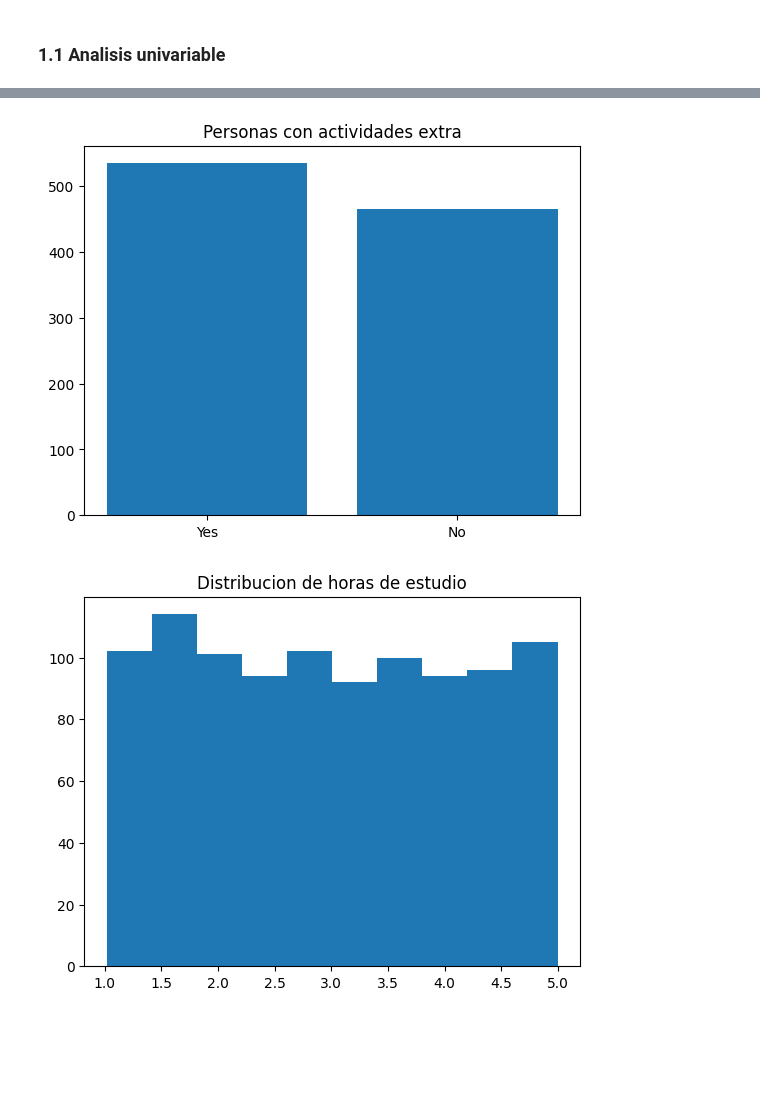
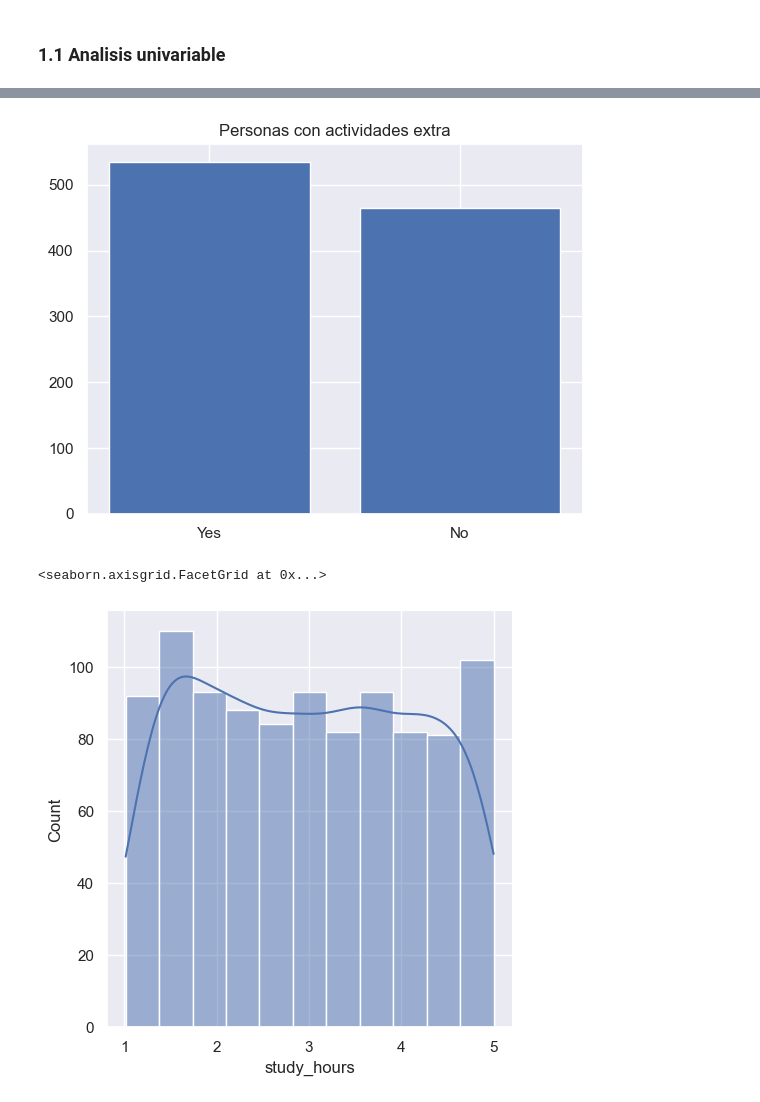
Before and after one commit to AidamZzzZ/student_academic_performance, a Jupyter notebook: notebooks/01.eda.ipynb, the cells around one changed output, grey strips where cells are left out. Cells and saved outputs as stored; diff of their text form; code cells hidden in the pictures; blank space fills up the shorter version.

```diff
--- a/notebooks/01.eda.ipynb
+++ b/notebooks/01.eda.ipynb
@@ -1,4 +1,9 @@
 # %%
+%pip install seaborn --quiet
+
 import numpy as np
 import pandas as pd
+import seaborn as sns
 import matplotlib.pyplot as plt
+
+sns.set_theme()
@@ -152,4 +161,5 @@ plt.show()
 # %%
+# hay una mayoria de personas que realizan actividades extra en comparacion a las que no
 categories = ["Yes", "No"]
 values = data[['extra_activities']].value_counts()
 
@@ -157,11 +167,10 @@ plt.bar(categories, values)
 plt.title("Personas con actividades extra")
 plt.show()
 # %% [output]
-[figure, old version]
+[figure, new version]
 # %%
-plt.hist(data=data, x="study_hours")
-plt.title("Distribucion de horas de estudio")
-plt.show()
+sns.displot(data=data, x='study_hours', kde=True)
 # %% [output]
+<seaborn.axisgrid.FacetGrid at 0x...>
-[figure, old version]
+[figure, new version]
 # %%
```
Also changed, not shown: parts of 13 cells of this notebook.
